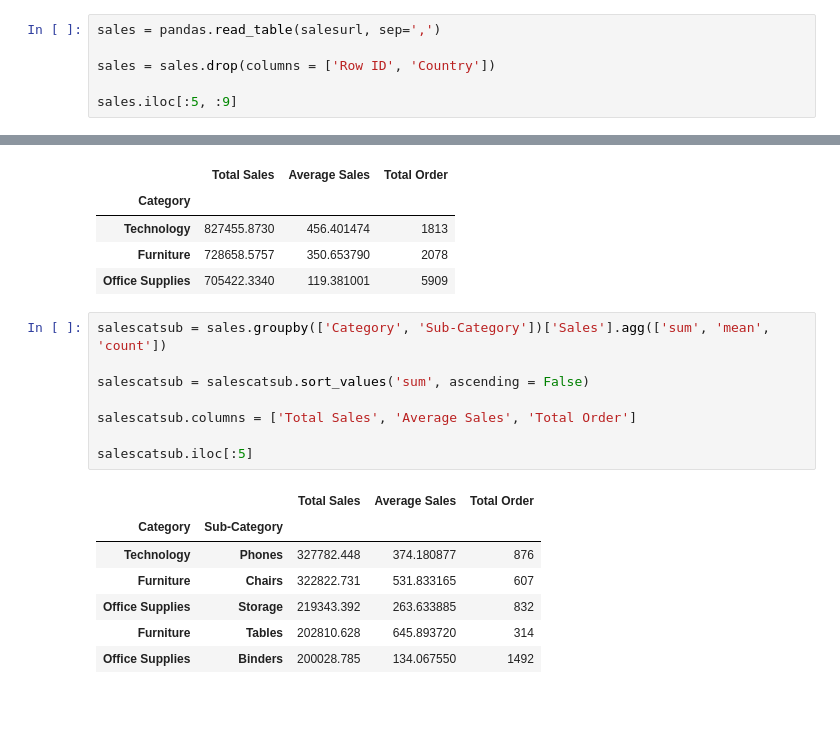
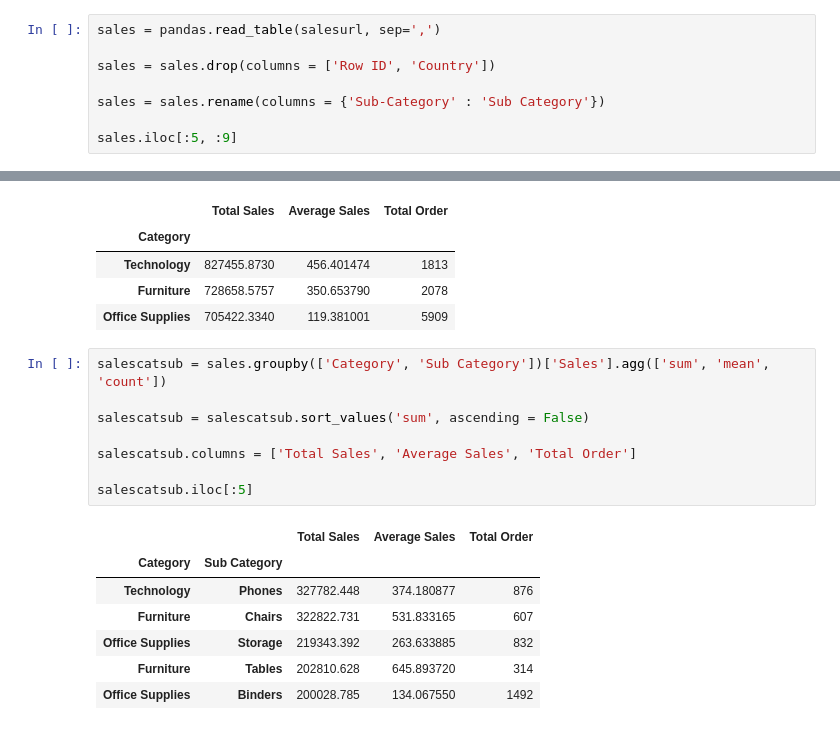
Before and after one commit to Kelnit/Ilm, a Jupyter notebook: Ilm.ipynb, the cells around one changed output, grey strips where cells are left out. Cells and saved outputs as stored; diff of their text form.

```diff
--- a/Ilm.ipynb
+++ b/Ilm.ipynb
@@ -11,6 +11,8 @@ sales = pandas.read_table(salesurl, sep=',')
 
 sales = sales.drop(columns = ['Row ID', 'Country'])
 
+sales = sales.rename(columns = {'Sub-Category' : 'Sub Category'})
+
 sales.iloc[:5, :9]
 # %% [output]
 |  | Order ID | Order Date | Ship Date | Ship Mode | Customer ID | Customer Name | Segment | City | State |
@@ -241,16 +271,16 @@ salescategory
 | Furniture | 728658.5757 | 350.653790 | 2078 |
 | Office Supplies | 705422.3340 | 119.381001 | 5909 |
 # %%
-salescatsub = sales.groupby(['Category', 'Sub-Category'])['Sales'].agg(['sum', 'mean', 'count'])
+salescatsub = sales.groupby(['Category', 'Sub Category'])['Sales'].agg(['sum', 'mean', 'count'])
 
 salescatsub = salescatsub.sort_values('sum', ascending = False)
 
 salescatsub.columns = ['Total Sales', 'Average Sales', 'Total Order']
 
 salescatsub.iloc[:5]
 # %% [output]
 |  |  | Total Sales | Average Sales | Total Order |
-| Category | Sub-Category |  |  |  |
+| Category | Sub Category |  |  |  |
 | Technology | Phones | 327782.448 | 374.180877 | 876 |
 | Furniture | Chairs | 322822.731 | 531.833165 | 607 |
 | Office Supplies | Storage | 219343.392 | 263.633885 | 832 |
```
Also changed, not shown: parts of 6 cells of this notebook.
